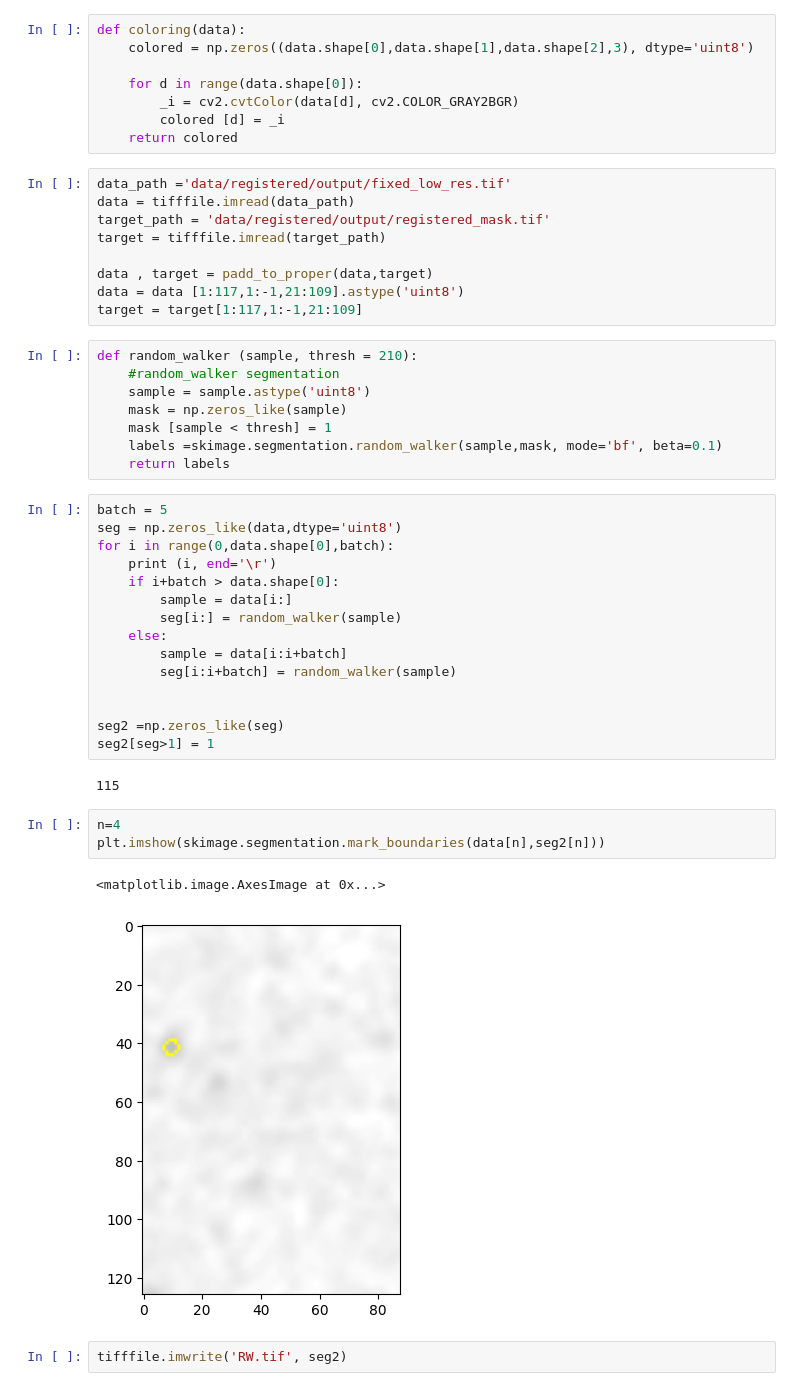
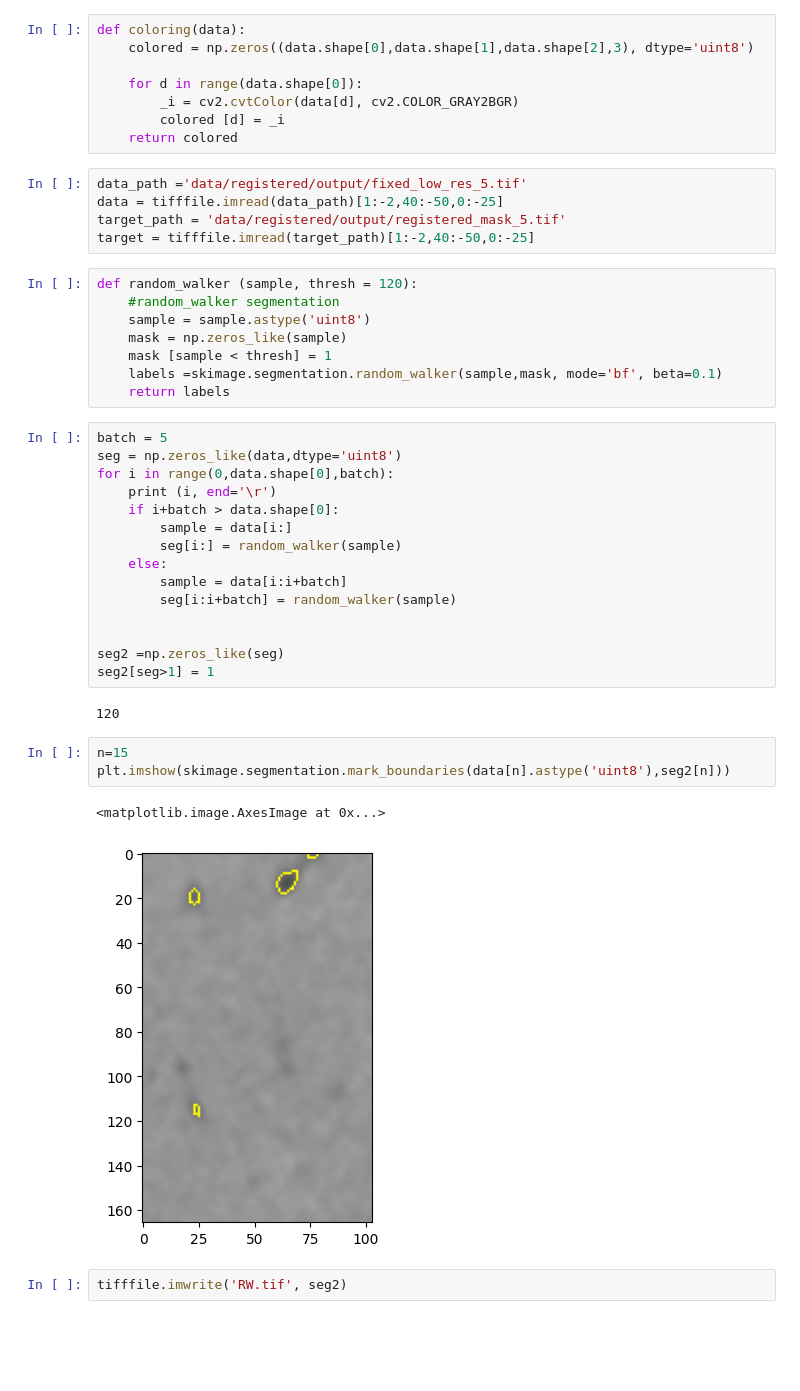
Before and after one commit to Faramarz-bagherzadeh/MicroCT_Segmentation_3DUnet, a Jupyter notebook: 4-Unsupervised_segmentation/random_walk.ipynb, the cells around one changed output. Saved outputs shown, nothing was run; the diff lists cells and outputs as text; blank space fills up the shorter version.

```diff
--- a/4-Unsupervised_segmentation/random_walk.ipynb
+++ b/4-Unsupervised_segmentation/random_walk.ipynb
@@ -24,16 +19,12 @@ def coloring(data):
         colored [d] = _i
     return colored
 # %%
-data_path ='data/registered/output/fixed_low_res.tif'
-data = tifffile.imread(data_path)
-target_path = 'data/registered/output/registered_mask.tif'
-target = tifffile.imread(target_path)
-
-data , target = padd_to_proper(data,target)
-data = data [1:117,1:-1,21:109].astype('uint8')
-target = target[1:117,1:-1,21:109]
+data_path ='data/registered/output/fixed_low_res_5.tif'
+data = tifffile.imread(data_path)[1:-2,40:-50,0:-25]
+target_path = 'data/registered/output/registered_mask_5.tif'
+target = tifffile.imread(target_path)[1:-2,40:-50,0:-25]
 # %%
-def random_walker (sample, thresh = 210):
+def random_walker (sample, thresh = 120):
     #random_walker segmentation
     sample = sample.astype('uint8')
     mask = np.zeros_like(sample)
@@ -56,12 +47,12 @@ for i in range(0,data.shape[0],batch):
 seg2 =np.zeros_like(seg)
 seg2[seg>1] = 1
 # %% [output]
-115
+120
 # %%
-n=4
-plt.imshow(skimage.segmentation.mark_boundaries(data[n],seg2[n]))
+n=15
+plt.imshow(skimage.segmentation.mark_boundaries(data[n].astype('uint8'),seg2[n]))
 # %% [output]
 <matplotlib.image.AxesImage at 0x...>
-[figure, old version]
+[figure, new version]
 # %%
 tifffile.imwrite('RW.tif', seg2)
```
Also changed, not shown: parts of 1 cell of this notebook, 2 other files.
